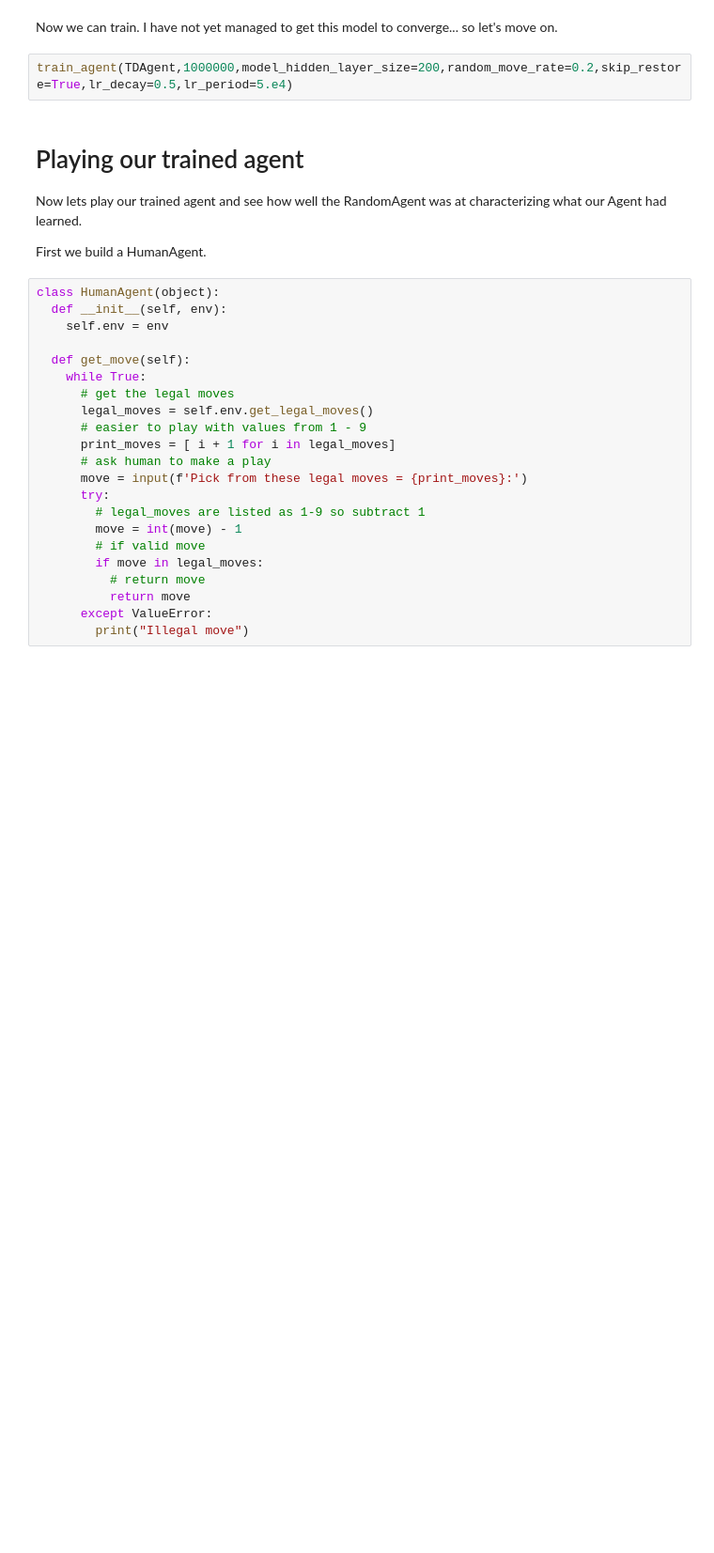
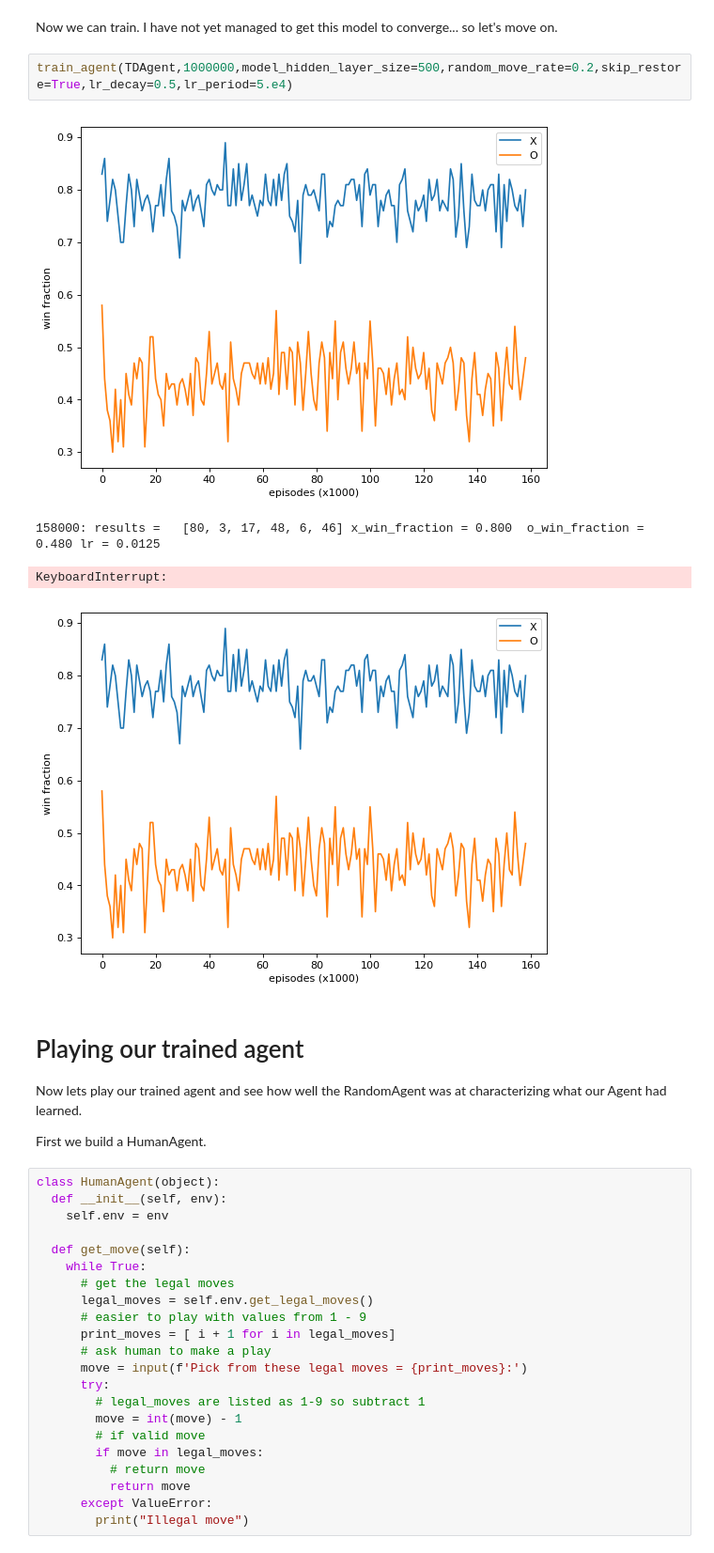
Before and after one commit to jtchilders/RLtutorial, a Jupyter notebook: TicTacToeRL.ipynb, the cells around one changed output. Shown at 94% size. Cells and saved outputs as stored; diff of their text form; blank space fills up the shorter version.

```diff
--- a/TicTacToeRL.ipynb
+++ b/TicTacToeRL.ipynb
@@ -657,7 +660,12 @@ class TDAgent(AgentBase):
 # %% [markdown]
 Now we can train. I have not yet managed to get this model to converge... so let's move on.
 # %%
-train_agent(TDAgent,1000000,model_hidden_layer_size=200,random_move_rate=0.2,skip_restore=True,lr_decay=0.5,lr_period=5.e4)
+train_agent(TDAgent,1000000,model_hidden_layer_size=500,random_move_rate=0.2,skip_restore=True,lr_decay=0.5,lr_period=5.e4)
+# %% [output]
+[figure, added]
+158000: results =   [80, 3, 17, 48, 6, 46] x_win_fraction = 0.800  o_win_fraction = 0.480 lr = 0.0125
+KeyboardInterrupt:
+[figure, added]
 # %% [markdown]
 # Playing our trained agent
 
```
Also changed, not shown: parts of 1 cell of this notebook, 1 other file.
